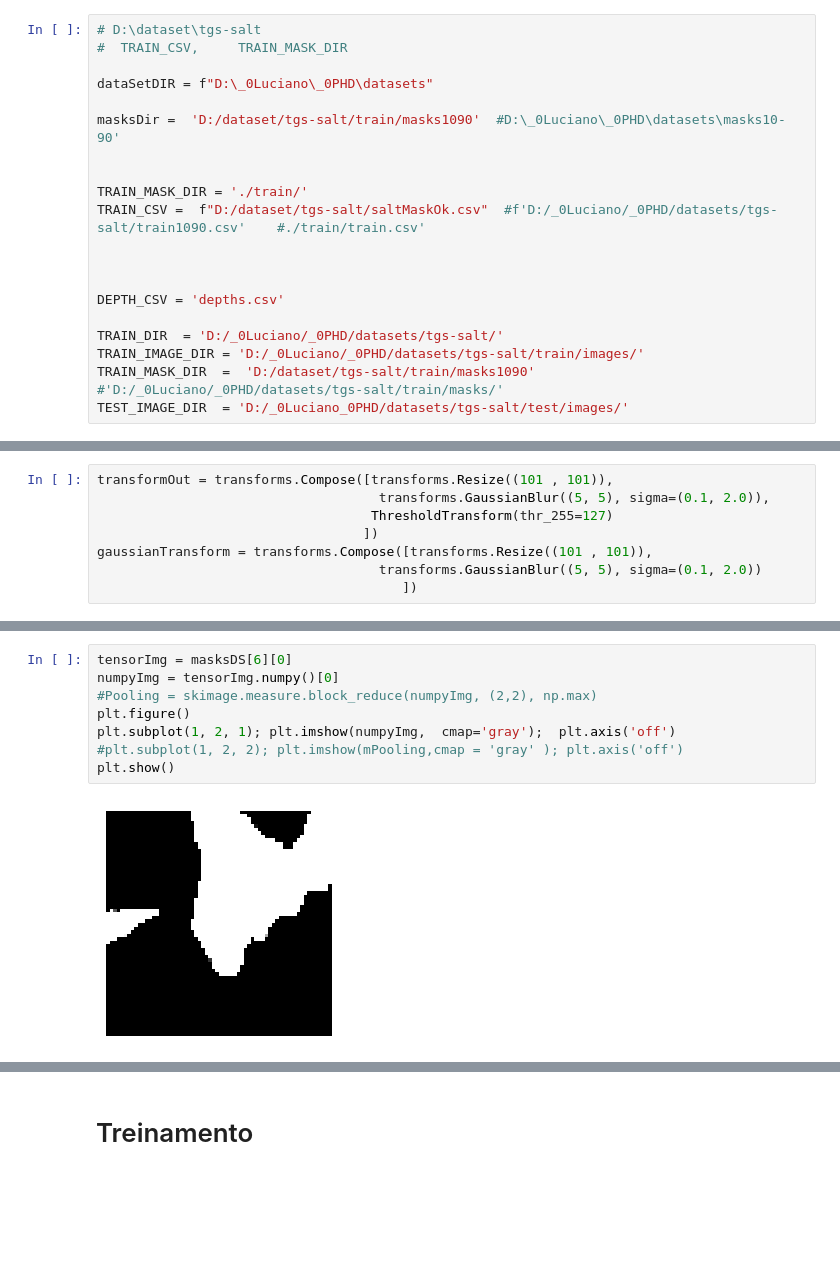
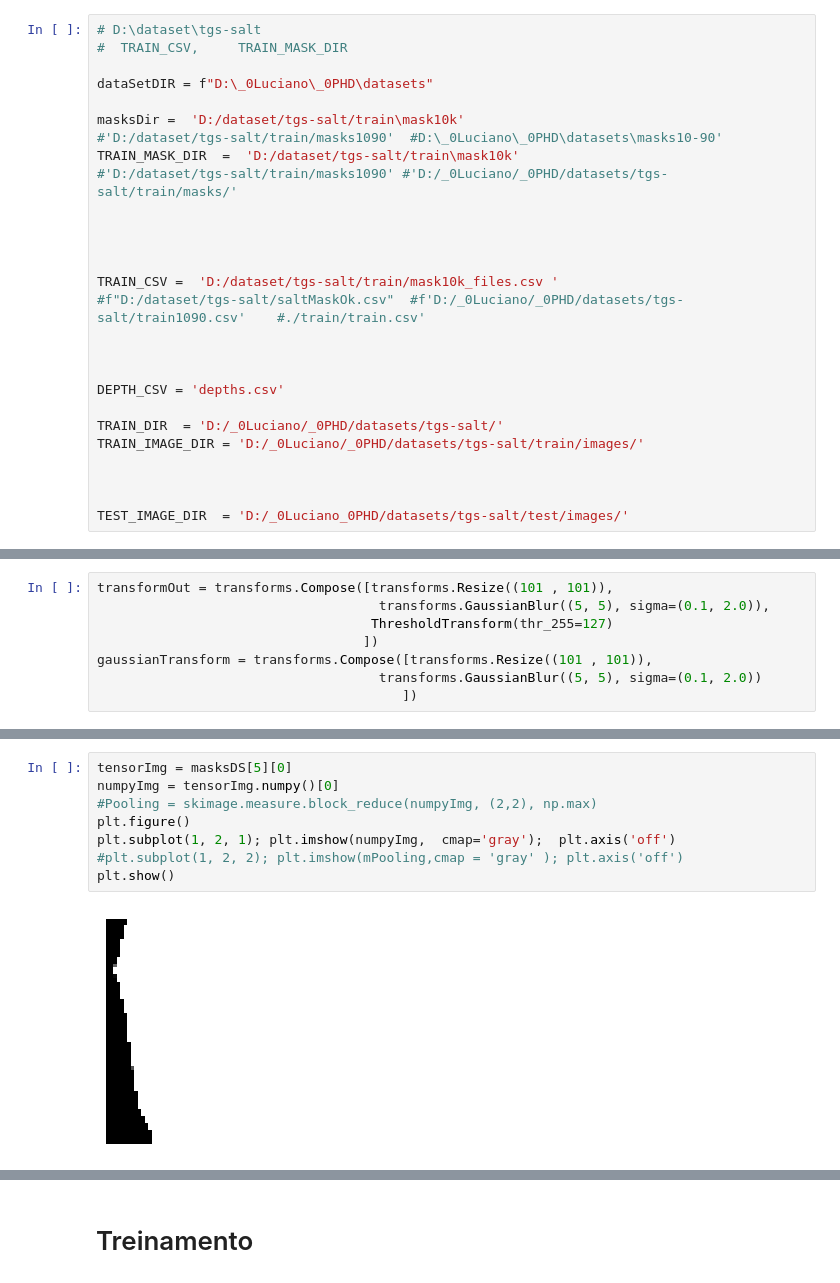
Before and after one commit to lucterres/vae2, a Jupyter notebook: maskCustomDS.ipynb, the cells around one changed output, grey strips where cells are left out. Cells and saved outputs as stored; diff of their text form; blank space fills up the shorter version.

```diff
--- a/maskCustomDS.ipynb
+++ b/maskCustomDS.ipynb
@@ -13,11 +13,16 @@ import cv2
 
 dataSetDIR = f"D:\_0Luciano\_0PHD\datasets"
 
-masksDir =  'D:/dataset/tgs-salt/train/masks1090'  #D:\_0Luciano\_0PHD\datasets\masks10-90'
+masksDir =  'D:/dataset/tgs-salt/train\mask10k'
+#'D:/dataset/tgs-salt/train/masks1090'  #D:\_0Luciano\_0PHD\datasets\masks10-90'
+TRAIN_MASK_DIR  =  'D:/dataset/tgs-salt/train\mask10k'
+#'D:/dataset/tgs-salt/train/masks1090' #'D:/_0Luciano/_0PHD/datasets/tgs-salt/train/masks/'
 
 
-TRAIN_MASK_DIR = './train/'
-TRAIN_CSV =  f"D:/dataset/tgs-salt/saltMaskOk.csv"  #f'D:/_0Luciano/_0PHD/datasets/tgs-salt/train1090.csv'    #./train/train.csv'
+
+
+TRAIN_CSV =  'D:/dataset/tgs-salt/train/mask10k_files.csv '
+#f"D:/dataset/tgs-salt/saltMaskOk.csv"  #f'D:/_0Luciano/_0PHD/datasets/tgs-salt/train1090.csv'    #./train/train.csv'
 
 
 
@@ -25,7 +30,9 @@ DEPTH_CSV = 'depths.csv'
 
 TRAIN_DIR  = 'D:/_0Luciano/_0PHD/datasets/tgs-salt/'
 TRAIN_IMAGE_DIR = 'D:/_0Luciano/_0PHD/datasets/tgs-salt/train/images/'
-TRAIN_MASK_DIR  =  'D:/dataset/tgs-salt/train/masks1090' #'D:/_0Luciano/_0PHD/datasets/tgs-salt/train/masks/'
+
+
+
 TEST_IMAGE_DIR  = 'D:/_0Luciano_0PHD/datasets/tgs-salt/test/images/'
 # %% [markdown]
 # Alternate Custom DataSet
@@ -81,13 +99,13 @@ dataloaderCustomDS = DataLoader(masksDS, batch_size=64, shuffle=True)
 # %%
-tensorImg = masksDS[6][0]
+tensorImg = masksDS[5][0]
 numpyImg = tensorImg.numpy()[0]
 #Pooling = skimage.measure.block_reduce(numpyImg, (2,2), np.max)
 plt.figure()
 plt.subplot(1, 2, 1); plt.imshow(numpyImg,  cmap='gray');  plt.axis('off')
 #plt.subplot(1, 2, 2); plt.imshow(mPooling,cmap = 'gray' ); plt.axis('off')
 plt.show()
 # %% [output]
-[figure, old version]
+[figure, new version]
 # %%
 it=iter(dataloaderCustomDS)
 real_batch = next(iter(it))
```
Also changed, not shown: parts of 5 cells of this notebook, 3 other files.
